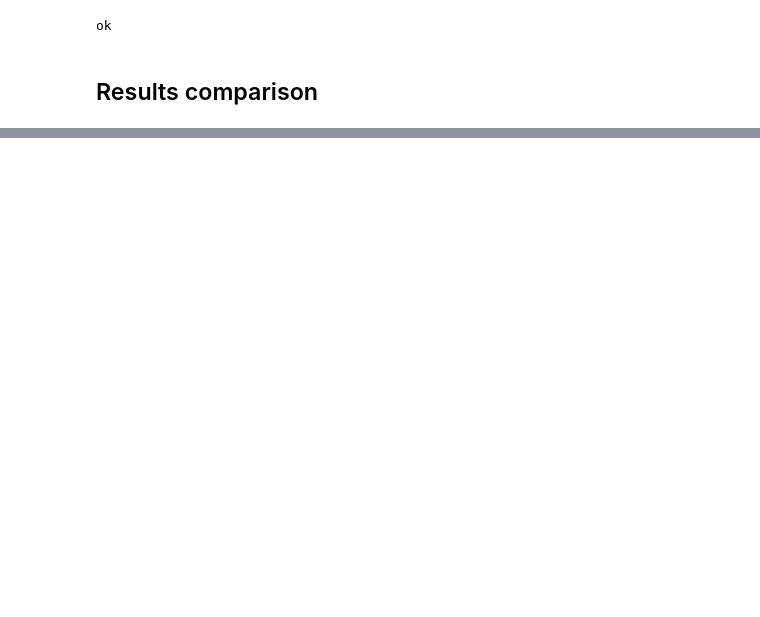
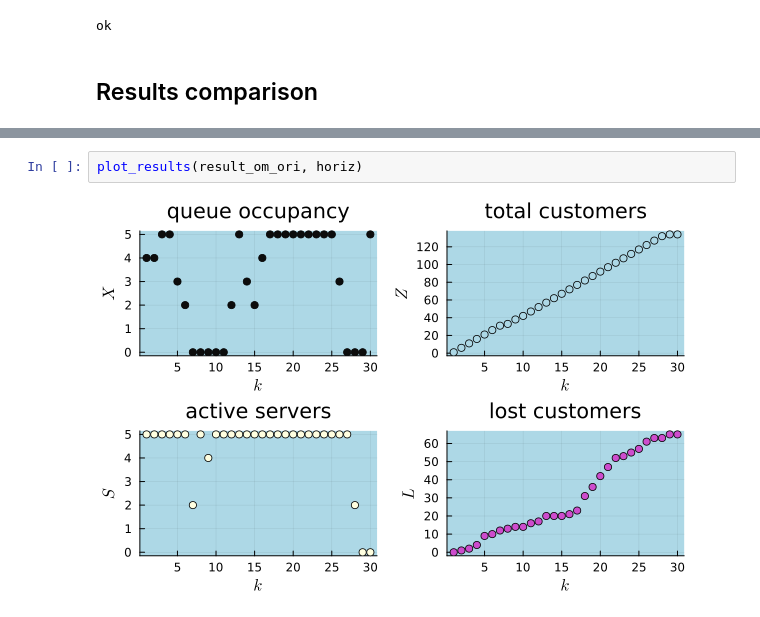
Before and after one commit to marina-daumas/tcc, a Jupyter notebook: Optimizer/compare_models.ipynb, the cells around one changed output, grey strips where cells are left out. Cells and saved outputs as stored; diff of their text form; blank space fills up the shorter version.

```diff
--- a/Optimizer/compare_models.ipynb
+++ b/Optimizer/compare_models.ipynb
@@ -195,0 +212,4 @@ Results
+# %%
+plot_results(result_om_ori, horiz)
+# %% [output]
+[figure, added]
```
Also changed, not shown: parts of 11 cells of this notebook, 2 other files.
